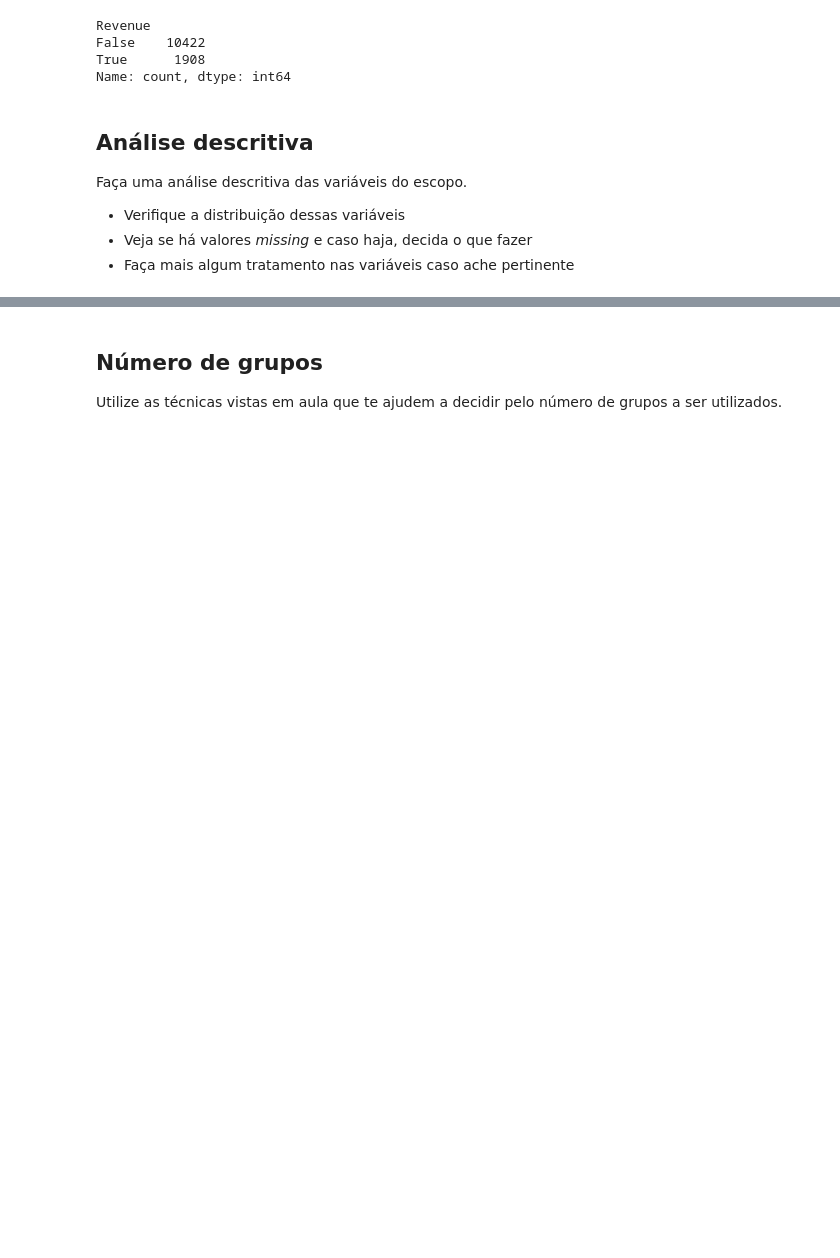
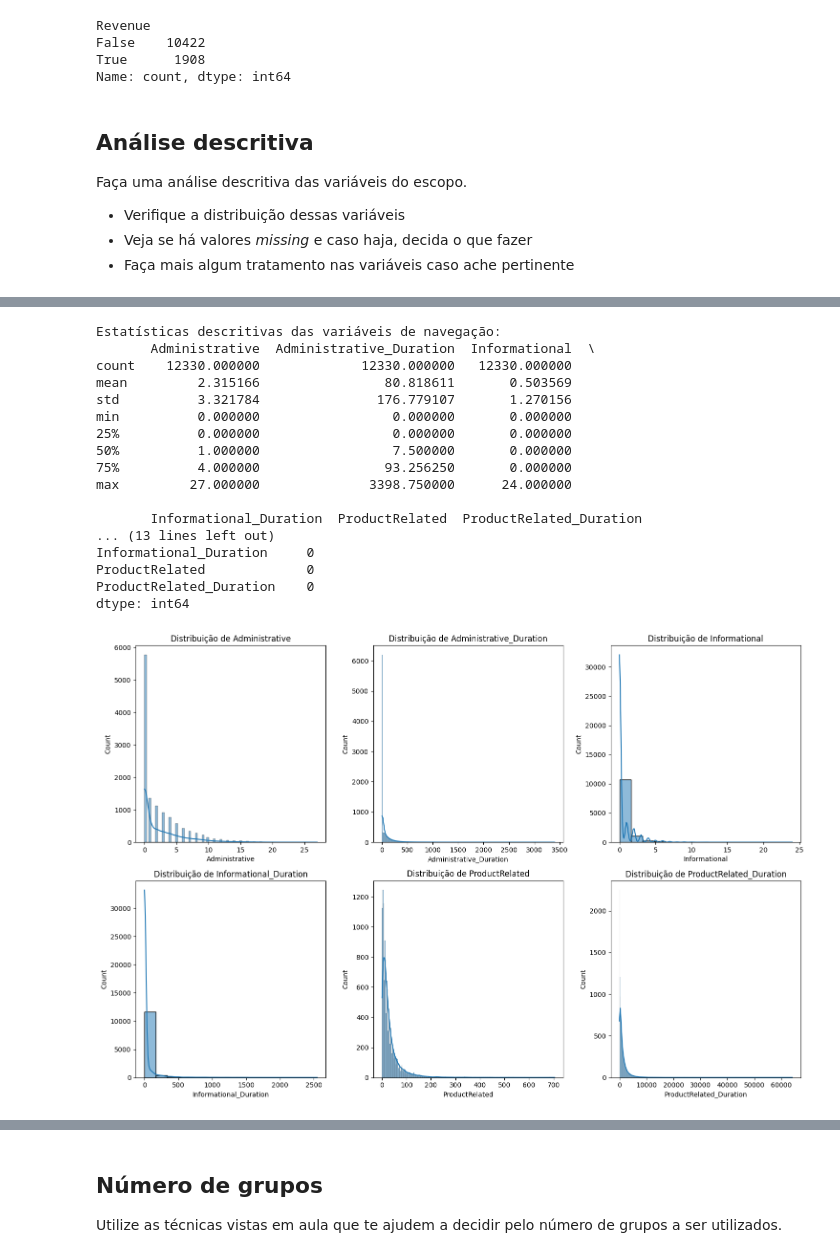
Before and after one commit to vini547/volta-zero, a Jupyter notebook: mod29_tarefa.ipynb, the cells around one changed output, grey strips where cells are left out. Drawn from its saved outputs; the diff is of its cells as text; code cells hidden in the pictures; blank space fills up the shorter version.

```diff
--- a/mod29_tarefa.ipynb
+++ b/mod29_tarefa.ipynb
@@ -123,0 +81,45 @@ max               2549.375000      705.000000             63973.522230
+# %%
+import numpy as np
+import pandas as pd
+import matplotlib.pyplot as plt
+import seaborn as sns
+
+# Estatísticas descritivas das variáveis do escopo
+variables_scope = ['Administrative', 'Administrative_Duration', 'Informational',
+                   'Informational_Duration', 'ProductRelated', 'ProductRelated_Duration']
+
+# Verificando estatísticas descritivas
+print("Estatísticas descritivas das variáveis de navegação:")
+print(df[variables_scope].describe())
+
+# Verificando se há valores missing
+print("\nValores missing:")
+print(df[variables_scope].isnull().sum())
+
+# Visualizando a distribuição das variáveis
+plt.figure(figsize=(15, 10))
+for i, var in enumerate(variables_scope):
+    plt.subplot(2, 3, i + 1)
+    sns.histplot(df[var], kde=True)
+    plt.title(f'Distribuição de {var}')
+plt.tight_layout()
+plt.show()
+# %% [output]
+Estatísticas descritivas das variáveis de navegação:
+       Administrative  Administrative_Duration  Informational  \
+count    12330.000000             12330.000000   12330.000000
+mean         2.315166                80.818611       0.503569
+std          3.321784               176.779107       1.270156
+min          0.000000                 0.000000       0.000000
+25%          0.000000                 0.000000       0.000000
+50%          1.000000                 7.500000       0.000000
+75%          4.000000                93.256250       0.000000
+max         27.000000              3398.750000      24.000000
+
+       Informational_Duration  ProductRelated  ProductRelated_Duration
+... (13 lines left out)
+Informational_Duration     0
+ProductRelated             0
+ProductRelated_Duration    0
+dtype: int64
+[figure, added]
```
Also changed, not shown: parts of 23 cells of this notebook.
